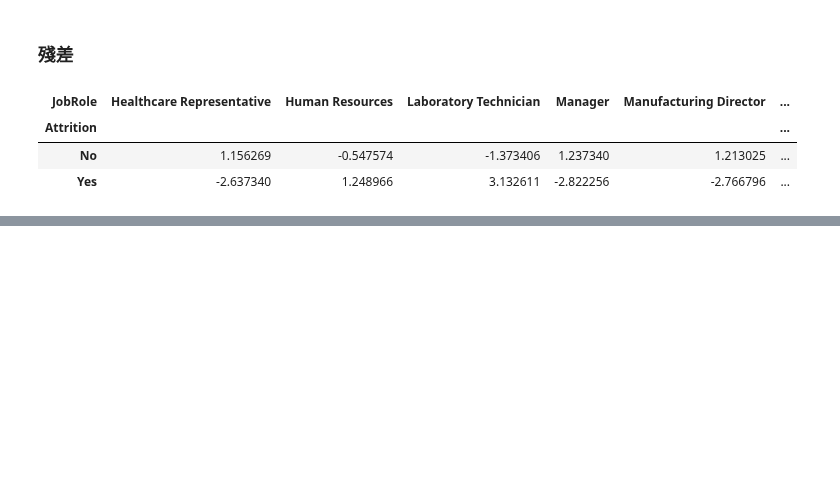
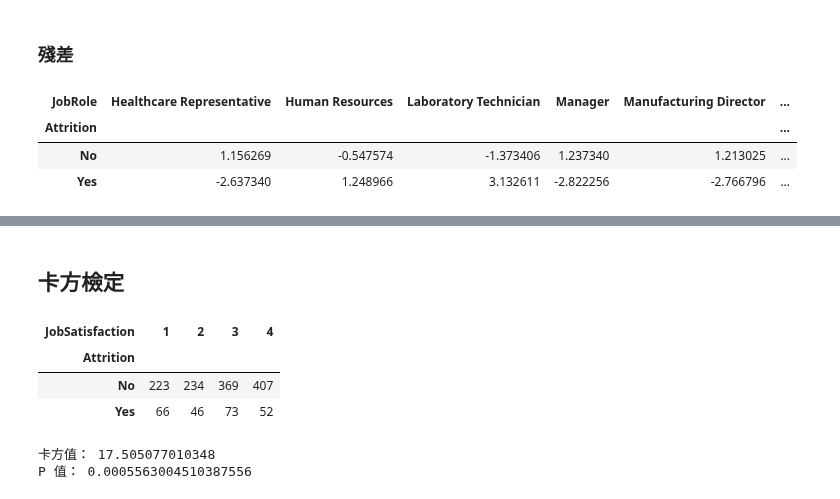
Before and after one commit to whats2000/coding-stuff-I-make-from-learning, a Jupyter notebook: Pythons/statistic/Employee Attrition/project.ipynb, the cells around one changed output, grey strips where cells are left out. Drawn from its saved outputs; the diff is of its cells as text; code cells hidden in the pictures; blank space fills up the shorter version.

```diff
--- a/Pythons/statistic/Employee Attrition/project.ipynb
+++ b/Pythons/statistic/Employee Attrition/project.ipynb
@@ -512,0 +533,20 @@ role_expected
+# %% [markdown]
+## 卡方檢定
+# %%
+# 顯示離職和員工滿意度中的分佈情況
+satisfaction = pd.crosstab(index=df['Attrition'], columns=[df['JobSatisfaction']])
+satisfaction
+# %% [output]
+| JobSatisfaction | 1 | 2 | 3 | 4 |
+| Attrition |  |  |  |  |
+| No | 223 | 234 | 369 | 407 |
+| Yes | 66 | 46 | 73 | 52 |
+# %%
+# 執行卡方檢定
+chi2, p, dof, expected = stats.chi2_contingency(satisfaction)
+
+print("卡方值：", chi2)
+print("P 值：", p)
+# %% [output]
+卡方值： 17.505077010348
+P 值： 0.0005563004510387556
```
Also changed, not shown: parts of 6 cells of this notebook.
